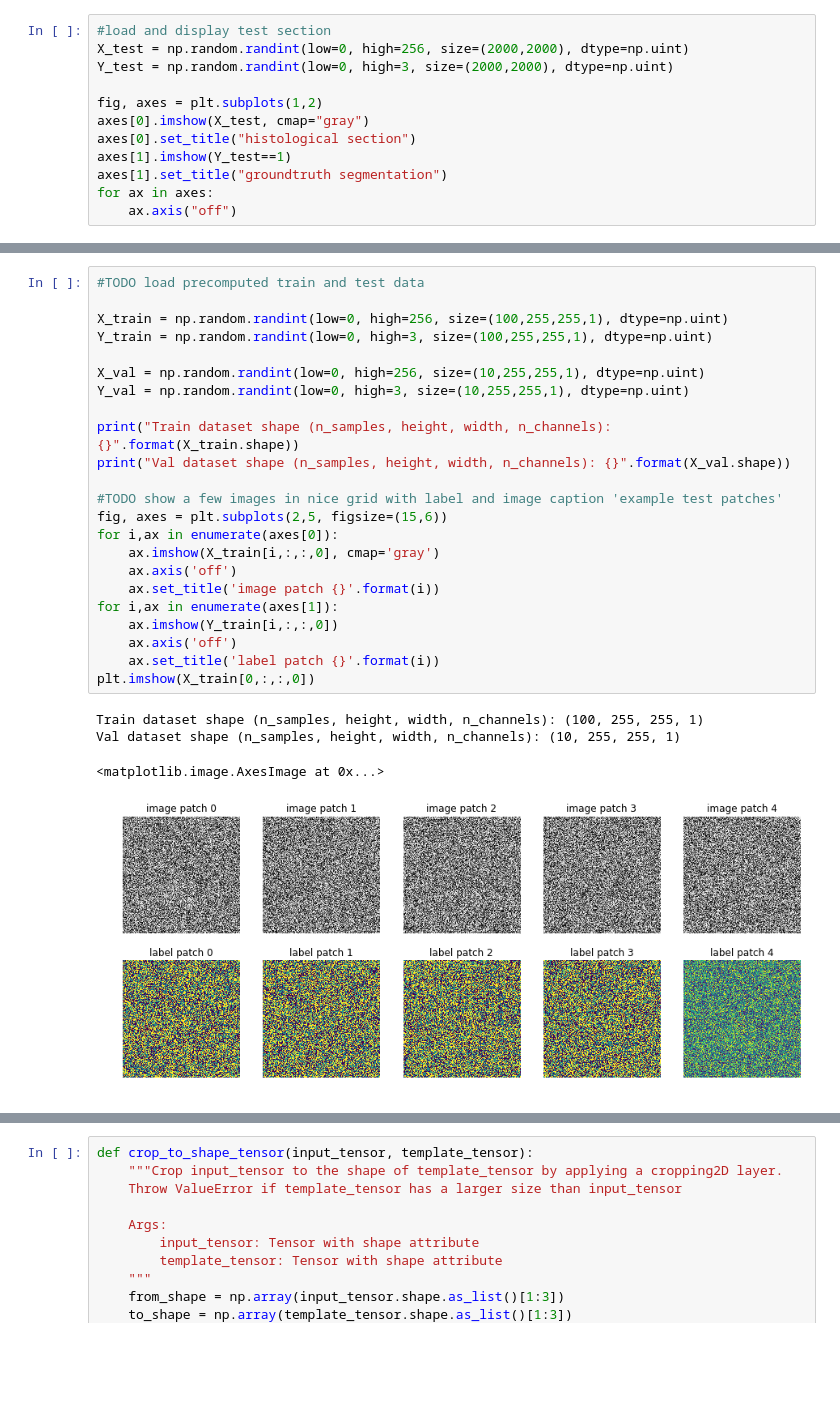
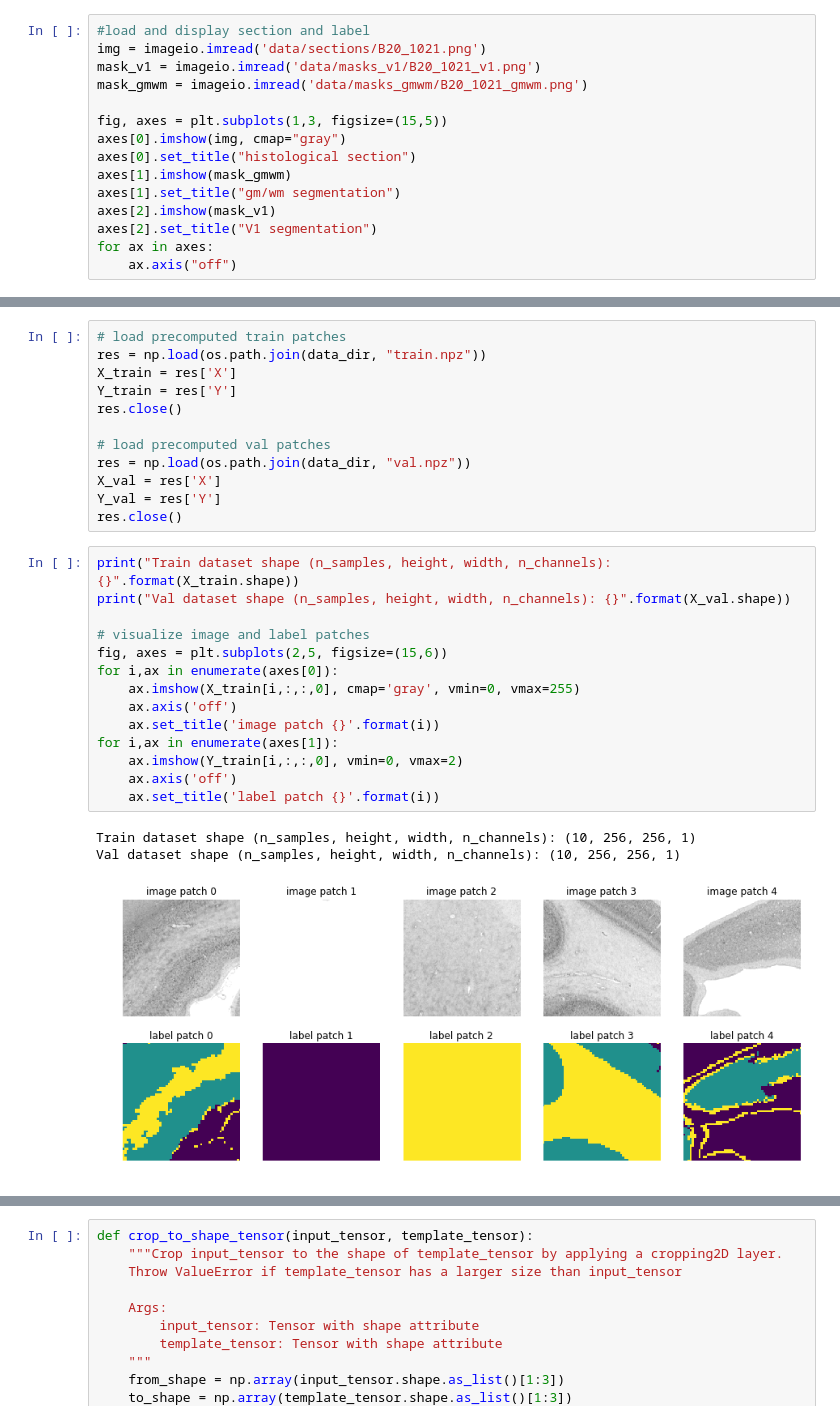
Before and after one commit to hspitzer/histo-seg, a Jupyter notebook: tutorial-segmentation.ipynb, the cells around one changed output, grey strips where cells are left out. Cells and saved outputs as stored; diff of their text form; blank space fills up the shorter version.

```diff
--- a/tutorial-segmentation.ipynb
+++ b/tutorial-segmentation.ipynb
@@ -37,13 +115,16 @@ TODO
 # %%
-#load and display test section
-X_test = np.random.randint(low=0, high=256, size=(2000,2000), dtype=np.uint)
-Y_test = np.random.randint(low=0, high=3, size=(2000,2000), dtype=np.uint)
+#load and display section and label
+img = imageio.imread('data/sections/B20_1021.png')
+mask_v1 = imageio.imread('data/masks_v1/B20_1021_v1.png')
+mask_gmwm = imageio.imread('data/masks_gmwm/B20_1021_gmwm.png')
 
-fig, axes = plt.subplots(1,2)
-axes[0].imshow(X_test, cmap="gray")
+fig, axes = plt.subplots(1,3, figsize=(15,5))
+axes[0].imshow(img, cmap="gray")
 axes[0].set_title("histological section")
-axes[1].imshow(Y_test==1)
-axes[1].set_title("groundtruth segmentation")
+axes[1].imshow(mask_gmwm)
+axes[1].set_title("gm/wm segmentation")
+axes[2].imshow(mask_v1)
+axes[2].set_title("V1 segmentation")
 for ax in axes:
     ax.axis("off")
 # %% [output]
@@ -70,31 +264,33 @@ for ax in axes:
+# %%
+# load precomputed train patches
+res = np.load(os.path.join(data_dir, "train.npz"))
+X_train = res['X']
+Y_train = res['Y']
+res.close()
+
+# load precomputed val patches
+res = np.load(os.path.join(data_dir, "val.npz"))
+X_val = res['X']
+Y_val = res['Y']
+res.close()
 # %%
-#TODO load precomputed train and test data
-
-X_train = np.random.randint(low=0, high=256, size=(100,255,255,1), dtype=np.uint)
-Y_train = np.random.randint(low=0, high=3, size=(100,255,255,1), dtype=np.uint)
-
-X_val = np.random.randint(low=0, high=256, size=(10,255,255,1), dtype=np.uint)
-Y_val = np.random.randint(low=0, high=3, size=(10,255,255,1), dtype=np.uint)
-
 print("Train dataset shape (n_samples, height, width, n_channels): {}".format(X_train.shape))
 print("Val dataset shape (n_samples, height, width, n_channels): {}".format(X_val.shape))
 
-#TODO show a few images in nice grid with label and image caption 'example test patches'
+# visualize image and label patches
 fig, axes = plt.subplots(2,5, figsize=(15,6))
 for i,ax in enumerate(axes[0]):
-    ax.imshow(X_train[i,:,:,0], cmap='gray')
+    ax.imshow(X_train[i,:,:,0], cmap='gray', vmin=0, vmax=255)
     ax.axis('off')
     ax.set_title('image patch {}'.format(i))
 for i,ax in enumerate(axes[1]):
-    ax.imshow(Y_train[i,:,:,0])
+    ax.imshow(Y_train[i,:,:,0], vmin=0, vmax=2)
     ax.axis('off')
     ax.set_title('label patch {}'.format(i))
-plt.imshow(X_train[0,:,:,0])
 # %% [output]
-Train dataset shape (n_samples, height, width, n_channels): (100, 255, 255, 1)
-Val dataset shape (n_samples, height, width, n_channels): (10, 255, 255, 1)
+Train dataset shape (n_samples, height, width, n_channels): (10, 256, 256, 1)
+Val dataset shape (n_samples, height, width, n_channels): (10, 256, 256, 1)
-<matplotlib.image.AxesImage at 0x...>
-[figure, old version]
+[figure, new version]
 # %% [markdown]
 # 2. U-Net architecture for image segmentation
 - Neural network for segmentation of large images should be memory-efficient, to enable training with large batch sizes
```
Also changed, not shown: parts of 37 cells of this notebook.
